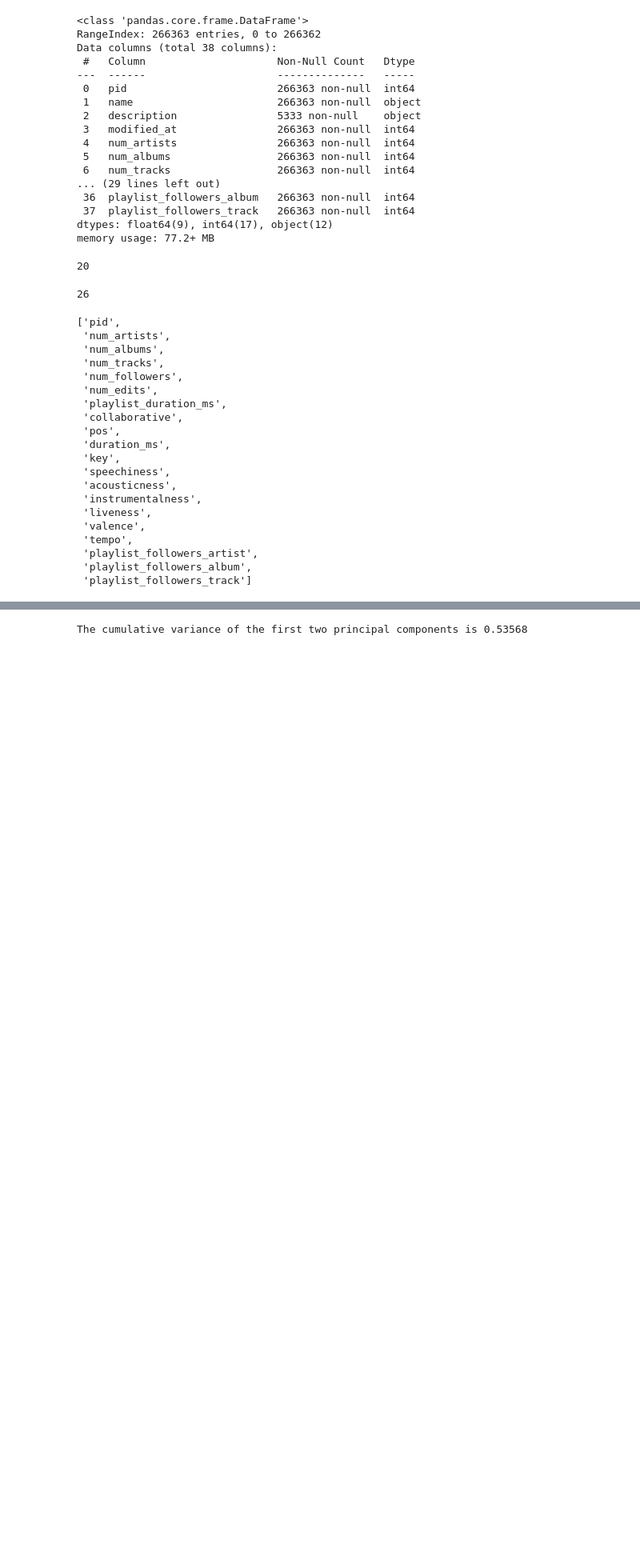
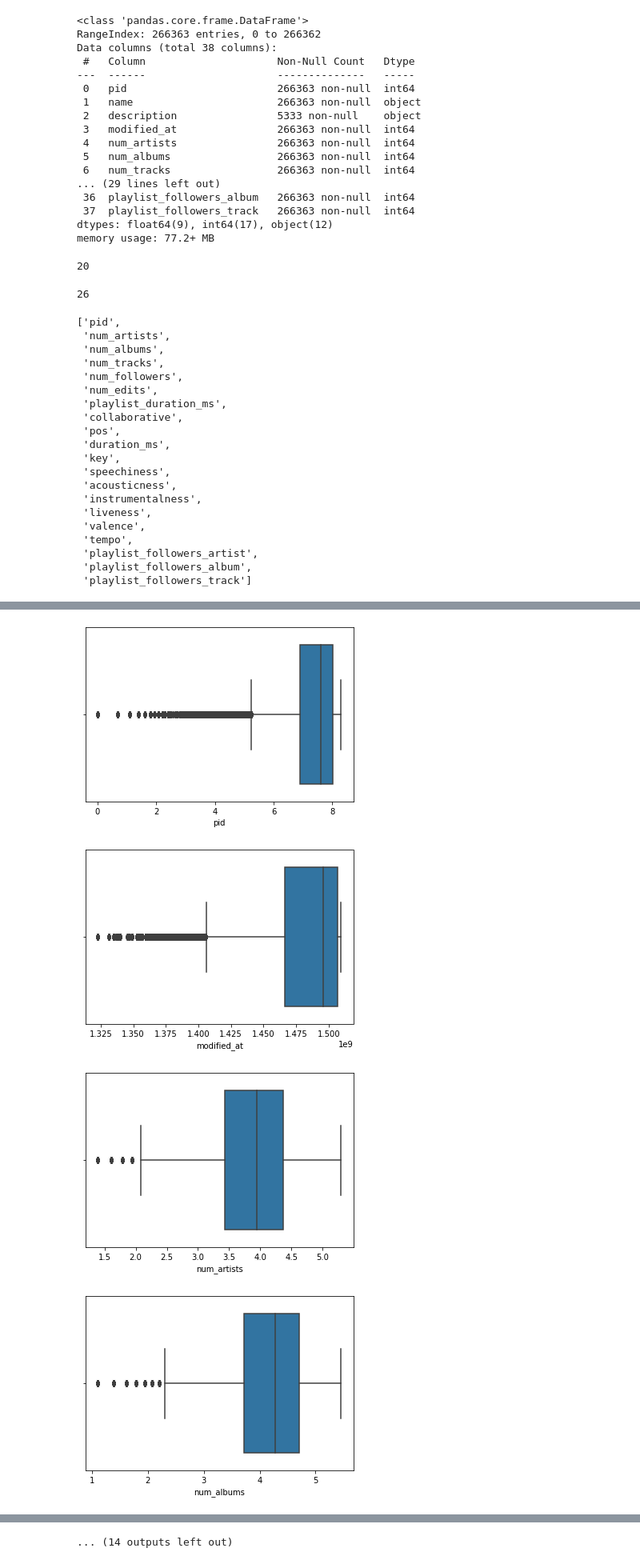
Before and after one commit to mahmoud1yaser/Spotify-Recommendation-System-Notebooks, a Jupyter notebook: ml task 1.ipynb, the cells around one changed output, grey strips where cells are left out. Shown at 80% size. Saved outputs shown, nothing was run; the diff lists cells and outputs as text; code cells hidden in the pictures; blank space fills up the shorter version.

```diff
--- a/ml task 1.ipynb
+++ b/ml task 1.ipynb
@@ -401,6 +247,9 @@ pca=pca.fit(df_new)
 # %%
-# Compute the cumulative proportion of variance explained by the first two principal components
-comp_var = pca.explained_variance_ratio_.cumsum()[3]
-print("The cumulative variance of the first two principal components is {}".format(
-    round(comp_var, 5)))
+for col in numerical_columns:
+    sns.boxplot(df_transformed[col])
+    plt.show()
 # %% [output]
+[figure, added]
+[figure, added]
+[figure, added]
+[figure, added]
@@ -407 +264 @@ print("The cumulative variance of the first two principal components is {}".form
-The cumulative variance of the first two principal components is 0.53568
+... (14 outputs left out)
```
Also changed, not shown: parts of 60 cells of this notebook.
